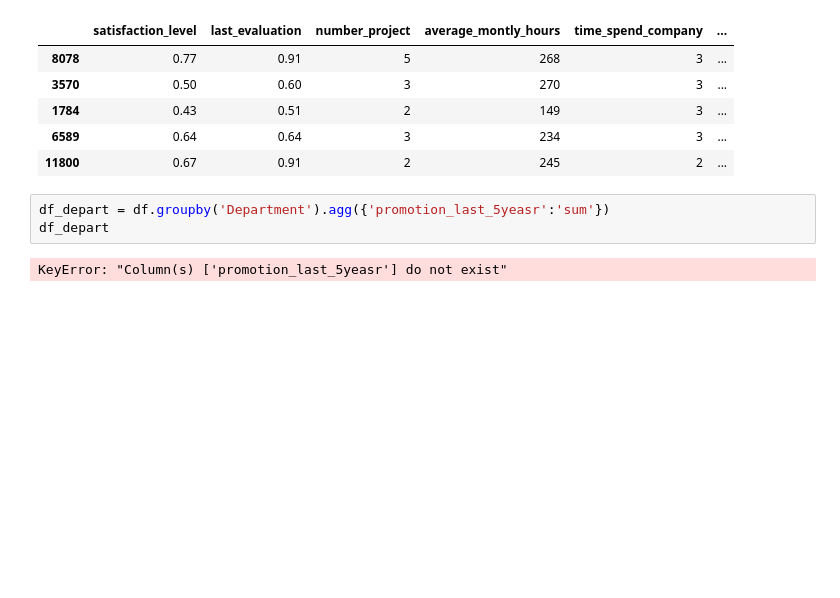
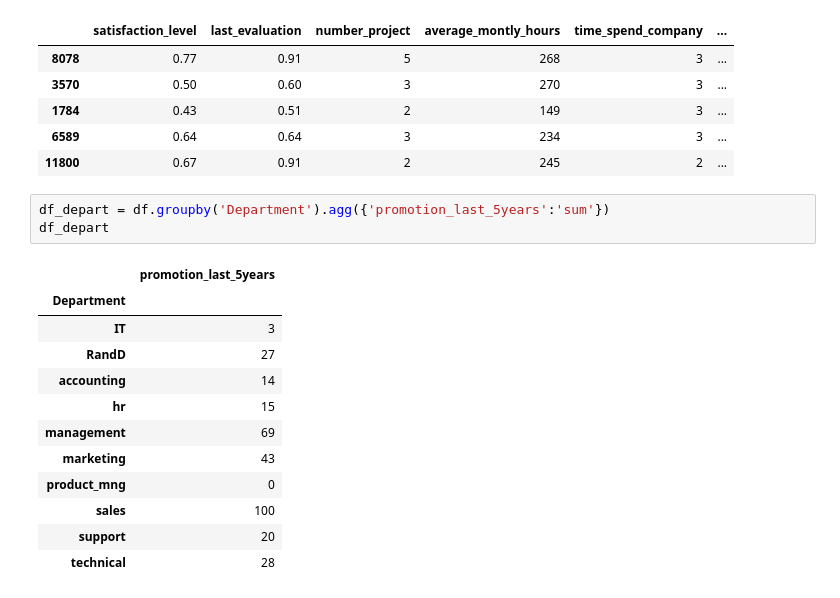
Before and after one commit to bhandariarun/KMC, a Jupyter notebook: week5/day_03/Data/Data.ipynb, the cells around one changed output. Cells and saved outputs as stored; diff of their text form; blank space fills up the shorter version.

```diff
--- a/week5/day_03/Data/Data.ipynb
+++ b/week5/day_03/Data/Data.ipynb
@@ -504,7 +519,18 @@ df_sort.head()
 | 6589 | 0.64 | 0.64 | 3 | 234 | 3 | ... |
 | 11800 | 0.67 | 0.91 | 2 | 245 | 2 | ... |
 # %%
-df_depart = df.groupby('Department').agg({'promotion_last_5yeasr':'sum'})
+df_depart = df.groupby('Department').agg({'promotion_last_5years':'sum'})
 df_depart
 # %% [output]
-KeyError: "Column(s) ['promotion_last_5yeasr'] do not exist"
+|  | promotion_last_5years |
+| Department |  |
+| IT | 3 |
+| RandD | 27 |
+| accounting | 14 |
+| hr | 15 |
+| management | 69 |
+| marketing | 43 |
+| product_mng | 0 |
+| sales | 100 |
+| support | 20 |
+| technical | 28 |
```
Also changed, not shown: parts of 2 cells of this notebook, 3 other files.
